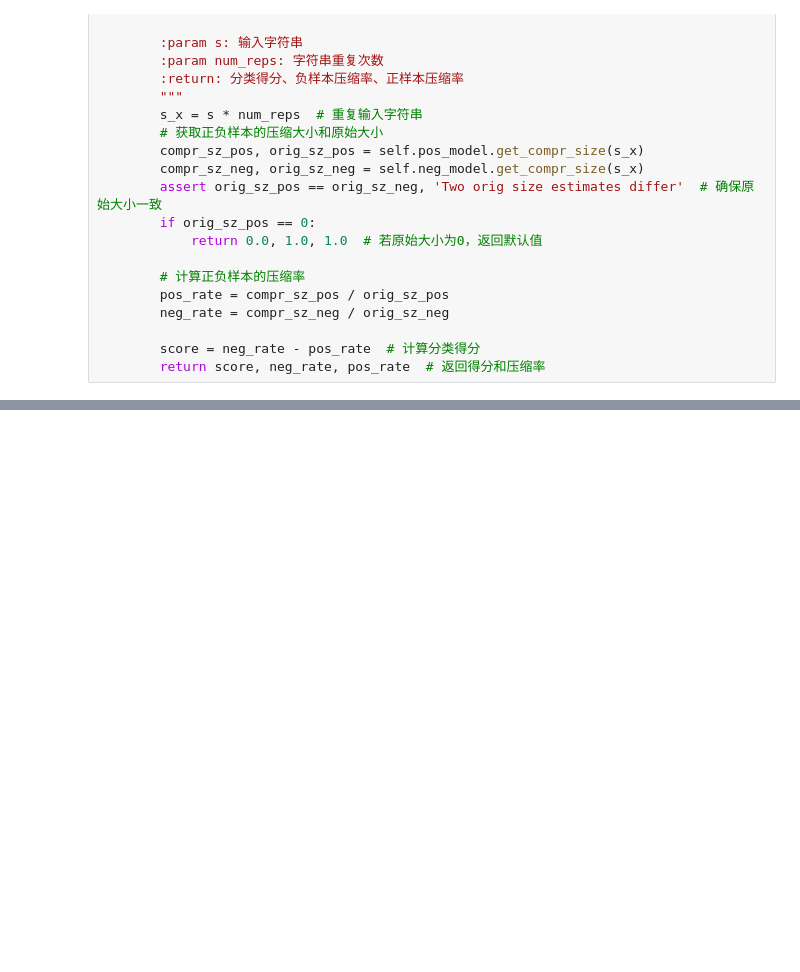
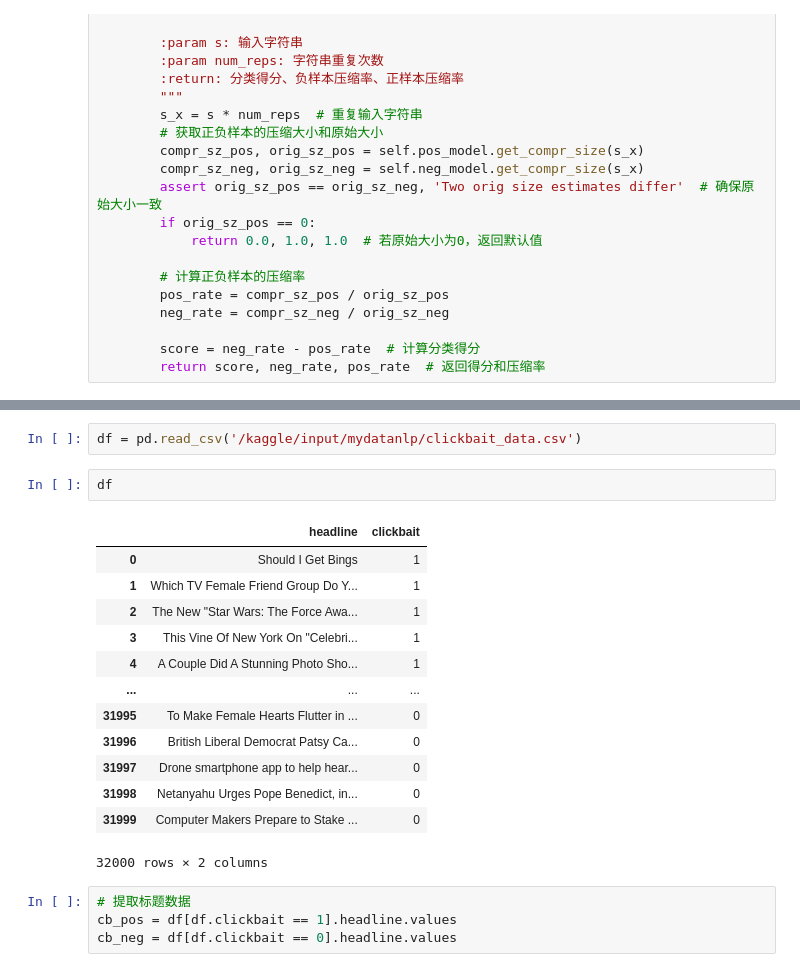
Before and after one commit to YukiSiH/nlp2024, a Jupyter notebook: zest/nlpfinal.ipynb, the cells around one changed output, grey strips where cells are left out. Drawn from its saved outputs; the diff is of its cells as text; blank space fills up the shorter version.

```diff
--- a/zest/nlpfinal.ipynb
+++ b/zest/nlpfinal.ipynb
@@ -472,0 +485,22 @@ class Zstd2Classifier:
+# %%
+df = pd.read_csv('/kaggle/input/mydatanlp/clickbait_data.csv')
+# %%
+df
+# %% [output]
+|  | headline | clickbait |
+| 0 | Should I Get Bings | 1 |
+| 1 | Which TV Female Friend Group Do Y... | 1 |
+| 2 | The New "Star Wars: The Force Awa... | 1 |
+| 3 | This Vine Of New York On "Celebri... | 1 |
+| 4 | A Couple Did A Stunning Photo Sho... | 1 |
+| ... | ... | ... |
+| 31995 | To Make Female Hearts Flutter in ... | 0 |
+| 31996 | British Liberal Democrat Patsy Ca... | 0 |
+| 31997 | Drone smartphone app to help hear... | 0 |
+| 31998 | Netanyahu Urges Pope Benedict, in... | 0 |
+| 31999 | Computer Makers Prepare to Stake ... | 0 |
+32000 rows × 2 columns
+# %%
+# 提取标题数据
+cb_pos = df[df.clickbait == 1].headline.values
+cb_neg = df[df.clickbait == 0].headline.values
```
Also changed, not shown: parts of 12 cells of this notebook.
